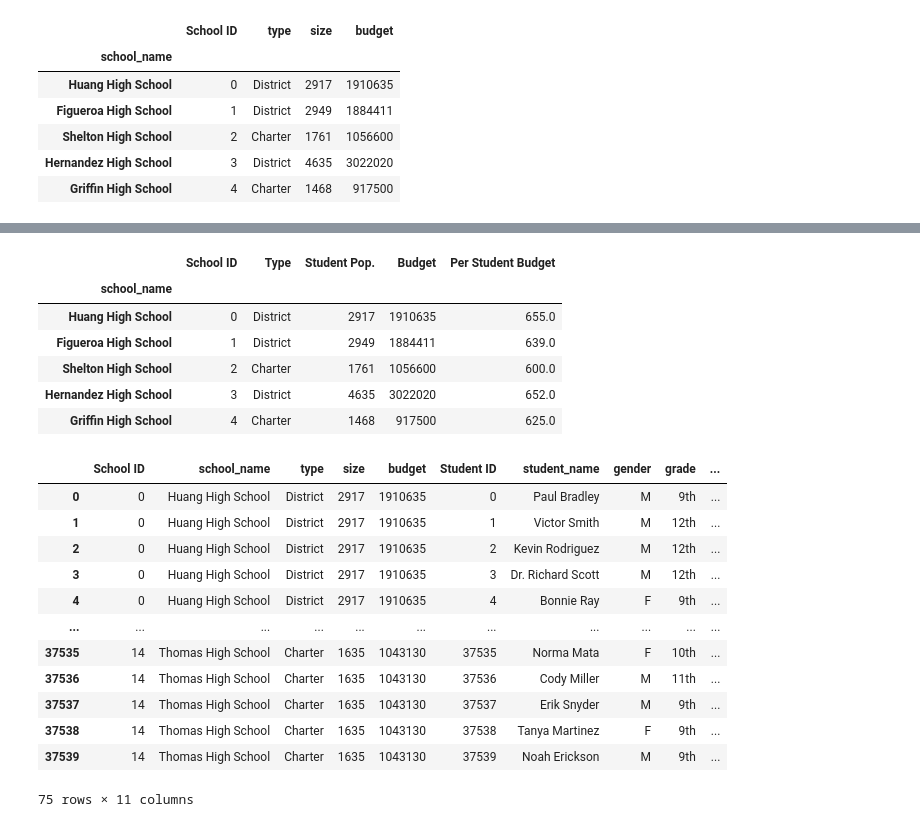
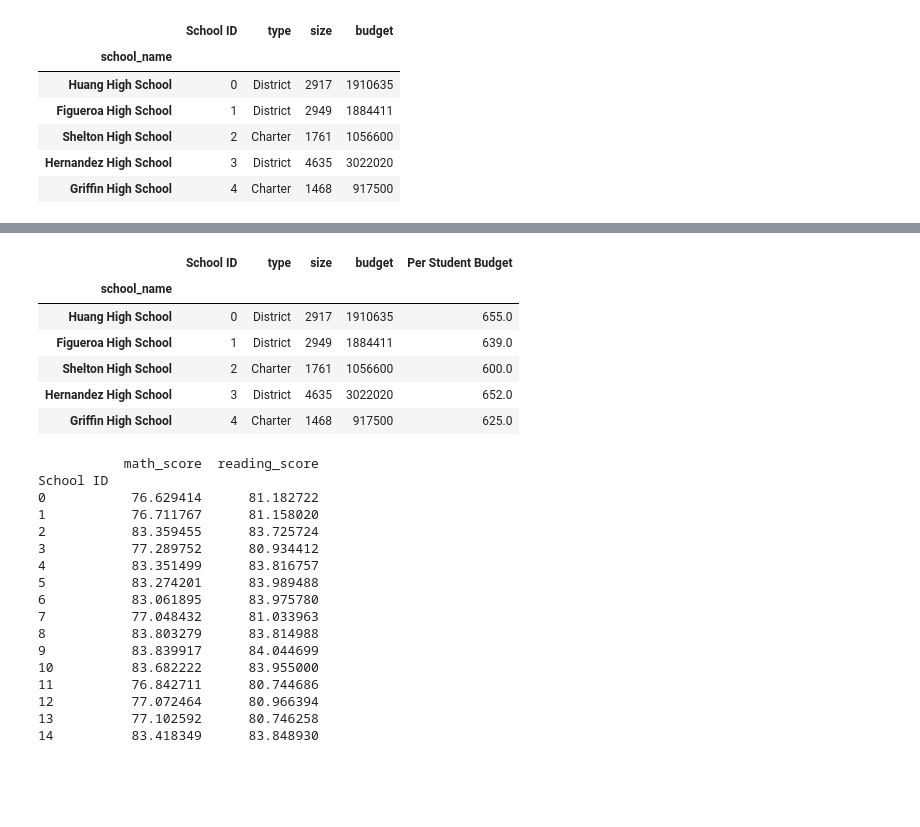
Before and after one commit to ASwigart/pandas-challenge, a Jupyter notebook: PyCitySchools/SchoolProject.ipynb, the cells around one changed output, grey strips where cells are left out. Cells and saved outputs as stored; diff of their text form; code cells hidden in the pictures; blank space fills up the shorter version.

```diff
--- a/PyCitySchools/SchoolProject.ipynb
+++ b/PyCitySchools/SchoolProject.ipynb
@@ -163,6 +163,6 @@ schoolsum_df.head()
 | Hernandez High School | 3 | District | 4635 | 3022020 |
 | Griffin High School | 4 | Charter | 1468 | 917500 |
 # %%
-schoolsum_df = schoolsum_df.rename(columns={"school_name":"School Name", "type": "Type", "size" :"Student Pop.", "budget": "Budget"})
-schoolsum_df.head()
+# schoolsum_df = schoolsum_df.rename(columns={"school_name":"School Name", "type": "Type", "size" :"Student Pop.", "budget": "Budget"})
+# schoolsum_df.head()
 # RENAME INDEX?
@@ -177,8 +169,8 @@ schoolsum_df.head()
 # %%
-schoolsum_df["Per Student Budget"]= schoolsum_df["Budget"]/schoolsum_df["Student Pop."]
+schoolsum_df["Per Student Budget"]= schoolsum_df["budget"]/schoolsum_df["size"]
 schoolsum_df.head()
 # %% [output]
-|  | School ID | Type | Student Pop. | Budget | Per Student Budget |
+|  | School ID | type | size | budget | Per Student Budget |
 | school_name |  |  |  |  |  |
 | Huang High School | 0 | District | 2917 | 1910635 | 655.0 |
 | Figueroa High School | 1 | District | 2949 | 1884411 | 639.0 |
@@ -193,19 +185,23 @@ schoolsum_df.head()
 
 
 
-schoolsumgroup_df= schooldatacomplete_df.groupby(["school_name"])
-schoolsumgroup_df.head()
+schoolsumgroup_df= schooldatacomplete_df.groupby(["School ID"])["math_score","reading_score"].mean()
+print(schoolsumgroup_df)
 # %% [output]
-|  | School ID | school_name | type | size | budget | Student ID | student_name | gender | grade | ... |
-| 0 | 0 | Huang High School | District | 2917 | 1910635 | 0 | Paul Bradley | M | 9th | ... |
-| 1 | 0 | Huang High School | District | 2917 | 1910635 | 1 | Victor Smith | M | 12th | ... |
-| 2 | 0 | Huang High School | District | 2917 | 1910635 | 2 | Kevin Rodriguez | M | 12th | ... |
-| 3 | 0 | Huang High School | District | 2917 | 1910635 | 3 | Dr. Richard Scott | M | 12th | ... |
-| 4 | 0 | Huang High School | District | 2917 | 1910635 | 4 | Bonnie Ray | F | 9th | ... |
-| ... | ... | ... | ... | ... | ... | ... | ... | ... | ... | ... |
-| 37535 | 14 | Thomas High School | Charter | 1635 | 1043130 | 37535 | Norma Mata | F | 10th | ... |
-| 37536 | 14 | Thomas High School | Charter | 1635 | 1043130 | 37536 | Cody Miller | M | 11th | ... |
-| 37537 | 14 | Thomas High School | Charter | 1635 | 1043130 | 37537 | Erik Snyder | M | 9th | ... |
-| 37538 | 14 | Thomas High School | Charter | 1635 | 1043130 | 37538 | Tanya Martinez | F | 9th | ... |
-| 37539 | 14 | Thomas High School | Charter | 1635 | 1043130 | 37539 | Noah Erickson | M | 9th | ... |
-75 rows × 11 columns
+           math_score  reading_score
+School ID
+0           76.629414      81.182722
+1           76.711767      81.158020
+2           83.359455      83.725724
+3           77.289752      80.934412
+4           83.351499      83.816757
+5           83.274201      83.989488
+6           83.061895      83.975780
+7           77.048432      81.033963
+8           83.803279      83.814988
+9           83.839917      84.044699
+10          83.682222      83.955000
+11          76.842711      80.744686
+12          77.072464      80.966394
+13          77.102592      80.746258
+14          83.418349      83.848930
```
Also changed, not shown: parts of 7 cells of this notebook.
